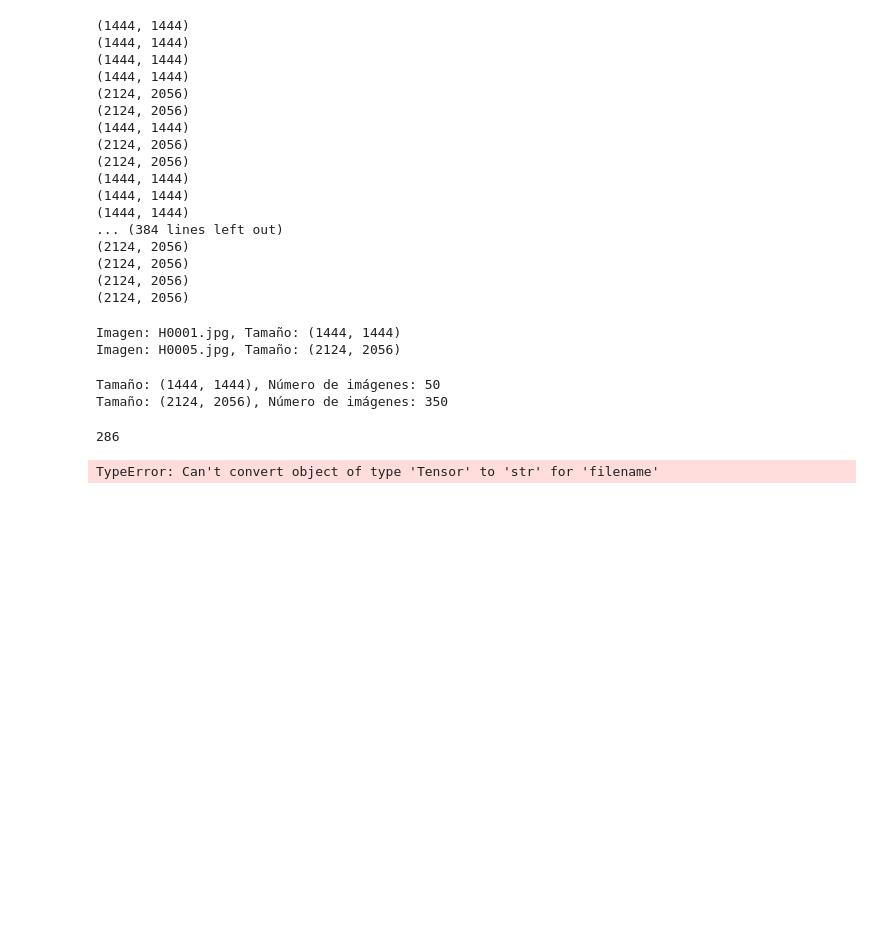
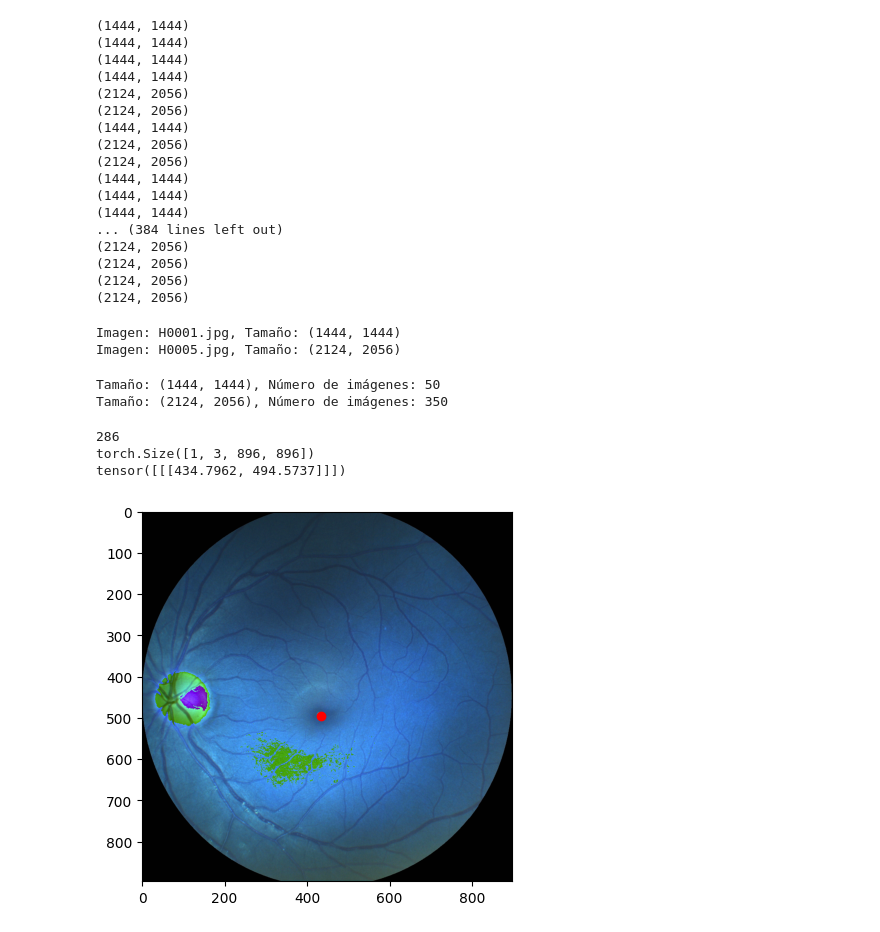
Before and after one commit to mysInma/Pathological-Myopia, a Jupyter notebook: notebooks/utils/proof_vgg_csv.ipynb, the cells around one changed output. Saved outputs shown, nothing was run; the diff lists cells and outputs as text; code cells hidden in the pictures; blank space fills up the shorter version.

```diff
--- a/notebooks/utils/proof_vgg_csv.ipynb
+++ b/notebooks/utils/proof_vgg_csv.ipynb
@@ -115,17 +119,39 @@ for size, count in sizes.items():
 # %% [output]
 Tamaño: (1444, 1444), Número de imágenes: 50
 Tamaño: (2124, 2056), Número de imágenes: 350
-# %%
-from transformations import CustomTransformationVgg
-
-train_transforms = transforms.Compose([transforms.Resize((224,224))])
-train_features = VGGDataset("../train_vgg/VGG_train.csv","../../train_vgg/",CustomTransformationVgg(224))
-print(train_features.df.shape[0])
-dl = DataLoader(train_features,batch_size=2,shuffle=True)
-for image, fovea_loc in dl:
-    print(image.shape)
-    print(fovea_loc.float()) #Esto me coge un tensor con x e y
-    break
-# %% [output]
-286
-TypeError: Can't convert object of type 'Tensor' to 'str' for 'filename'
+# %%
+#Prueba de que funciona las transformaciones de Vgg19
+from torchvision.transforms import ToPILImage
+import matplotlib.pyplot as plt
+
+train_features = VGGDataset("../train_vgg/VGG_train.csv","../../train_vgg/",CustomTransformationVgg(896))
+print(train_features.df.shape[0])
+dl = DataLoader(train_features,batch_size=1,shuffle=True)
+for image, fovea_loc in dl:
+    print(image.shape)
+    print(fovea_loc.float()) #Esto me coge un tensor con x e y
+    # Obtiene la primera imagen del batch y la convierte en una imagen PIL
+    img = ToPILImage()(image[0])
+   # Obtiene las dimensiones de la imagen
+    width, height = img.size
+
+    # Visualiza la imagen
+    plt.imshow(img)
+
+    # Obtiene las coordenadas de fovea_loc
+    x, y = fovea_loc[0, 0]
+
+    # Ajusta los límites de los ejes
+    plt.xlim(0, width)
+    plt.ylim(height, 0)
+
+    # Marca el punto de fovea_loc en la imagen
+    plt.plot(x, y, 'ro')
+    plt.show()
+
+    break
+# %% [output]
+286
+torch.Size([1, 3, 896, 896])
+tensor([[[434.7962, 494.5737]]])
+[figure, added]
```
Also changed, not shown: parts of 2 cells of this notebook, 1 other file.
